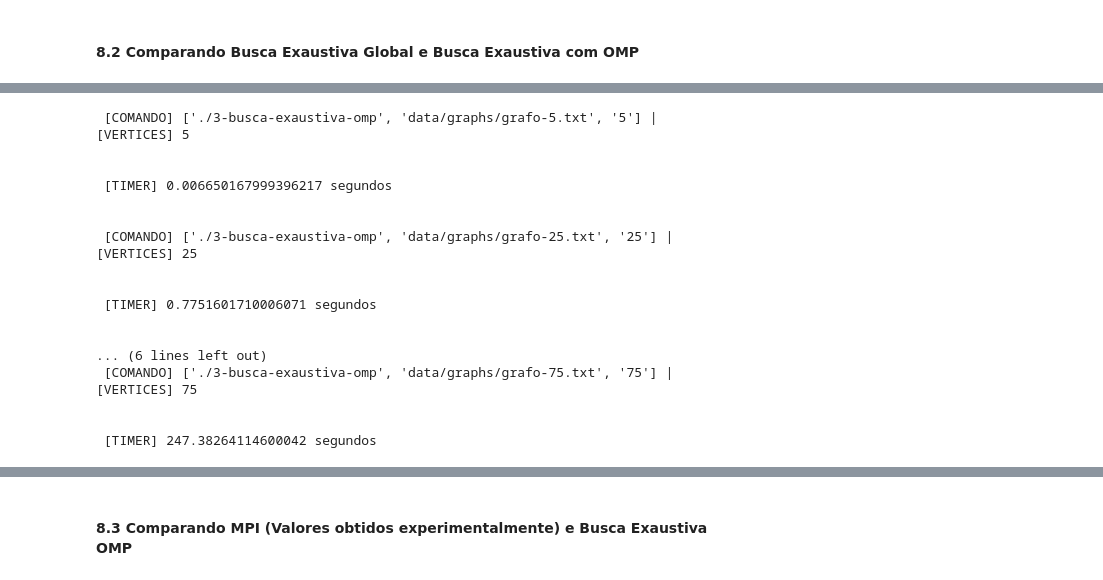
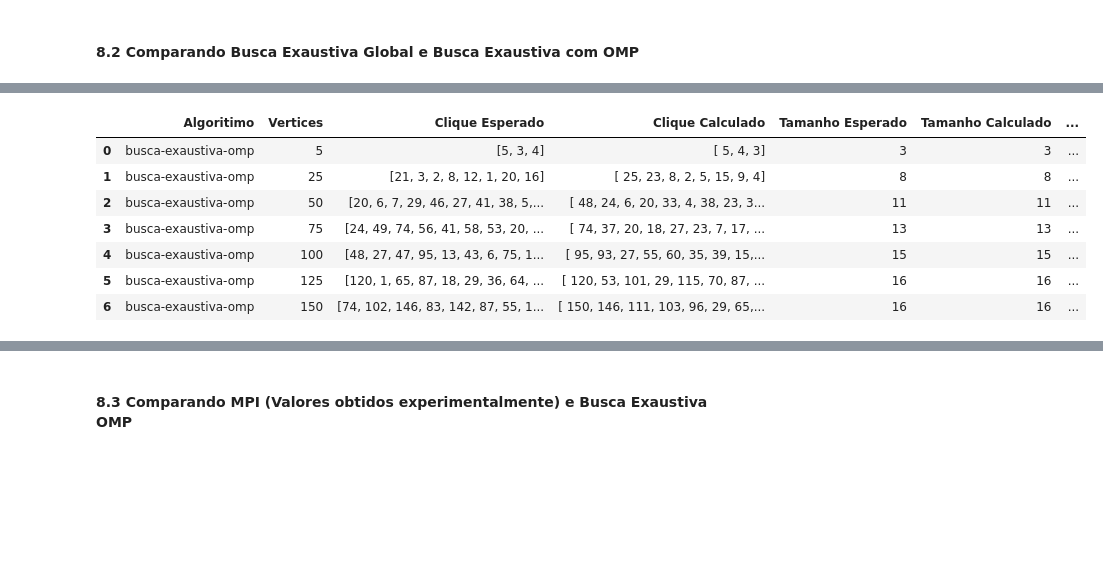
Before and after one commit to leticiacb1/Find-MaximumClique-Graph, a Jupyter notebook: relatorio_projeto.ipynb, the cells around one changed output, grey strips where cells are left out. Drawn from its saved outputs; the diff is of its cells as text; code cells hidden in the pictures; blank space fills up the shorter version.

```diff
--- a/relatorio_projeto.ipynb
+++ b/relatorio_projeto.ipynb
@@ -1024,33 +1030,24 @@ df_exaustiva_global
 # %%
 #   ----------------------------------------
 #   ---------- Busca Exaustiva OMP ---------
 #   ----------------------------------------
 from src.python.utils.gera_estatisticas import gera_estatisticas
 
 arquivo_csv = 'data/stats_busca-exaustiva-omp.csv'
 algoritimo = 'busca-exaustiva-omp'
 lista_commandos = dic_comandos['3-busca-exaustiva-omp']
 
-df_exaustiva_omp = gera_estatisticas(algoritimo, lista_de_vertices, lista_commandos, arquivo_csv, debug = True)
+df_exaustiva_omp = gera_estatisticas(algoritimo, lista_de_vertices, lista_commandos, arquivo_csv, debug = False)
 df_exaustiva_omp
 # %% [output]
- [COMANDO] ['./3-busca-exaustiva-omp', 'data/graphs/grafo-5.txt', '5'] | [VERTICES] 5
-
-
- [TIMER] 0.006650167999396217 segundos
-
-
- [COMANDO] ['./3-busca-exaustiva-omp', 'data/graphs/grafo-25.txt', '25'] | [VERTICES] 25
-
-
- [TIMER] 0.7751601710006071 segundos
-
-
-... (6 lines left out)
- [COMANDO] ['./3-busca-exaustiva-omp', 'data/graphs/grafo-75.txt', '75'] | [VERTICES] 75
-
-
- [TIMER] 247.38264114600042 segundos
+|  | Algoritimo | Vertices | Clique Esperado | Clique Calculado | Tamanho Esperado | Tamanho Calculado | ... |
+| 0 | busca-exaustiva-omp | 5 | [5, 3, 4] | [ 5, 4, 3] | 3 | 3 | ... |
+| 1 | busca-exaustiva-omp | 25 | [21, 3, 2, 8, 12, 1, 20, 16] | [ 25, 23, 8, 2, 5, 15, 9, 4] | 8 | 8 | ... |
+| 2 | busca-exaustiva-omp | 50 | [20, 6, 7, 29, 46, 27, 41, 38, 5,... | [ 48, 24, 6, 20, 33, 4, 38, 23, 3... | 11 | 11 | ... |
+| 3 | busca-exaustiva-omp | 75 | [24, 49, 74, 56, 41, 58, 53, 20, ... | [ 74, 37, 20, 18, 27, 23, 7, 17, ... | 13 | 13 | ... |
+| 4 | busca-exaustiva-omp | 100 | [48, 27, 47, 95, 13, 43, 6, 75, 1... | [ 95, 93, 27, 55, 60, 35, 39, 15,... | 15 | 15 | ... |
+| 5 | busca-exaustiva-omp | 125 | [120, 1, 65, 87, 18, 29, 36, 64, ... | [ 120, 53, 101, 29, 115, 70, 87, ... | 16 | 16 | ... |
+| 6 | busca-exaustiva-omp | 150 | [74, 102, 146, 83, 142, 87, 55, 1... | [ 150, 146, 111, 103, 96, 29, 65,... | 16 | 16 | ... |
 # %%
 #   --------------------------------------------
 #   ------ Grafico de Comparação Temporal ------
```
Also changed, not shown: parts of 21 cells of this notebook.
